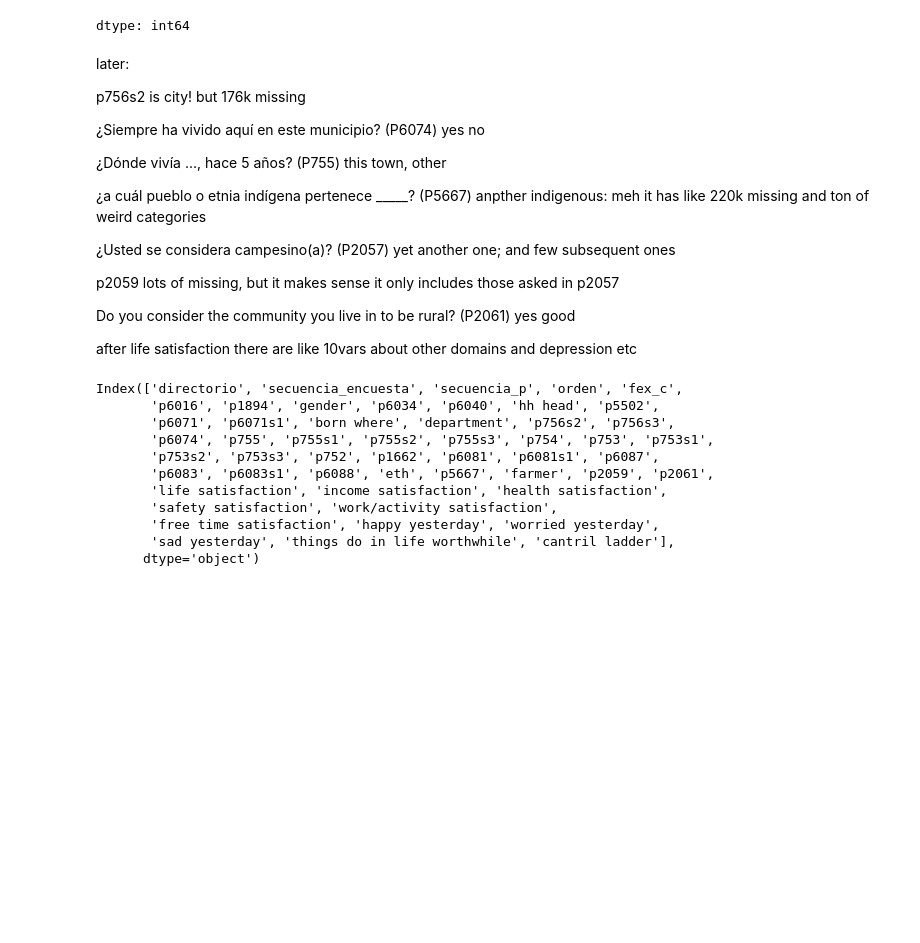
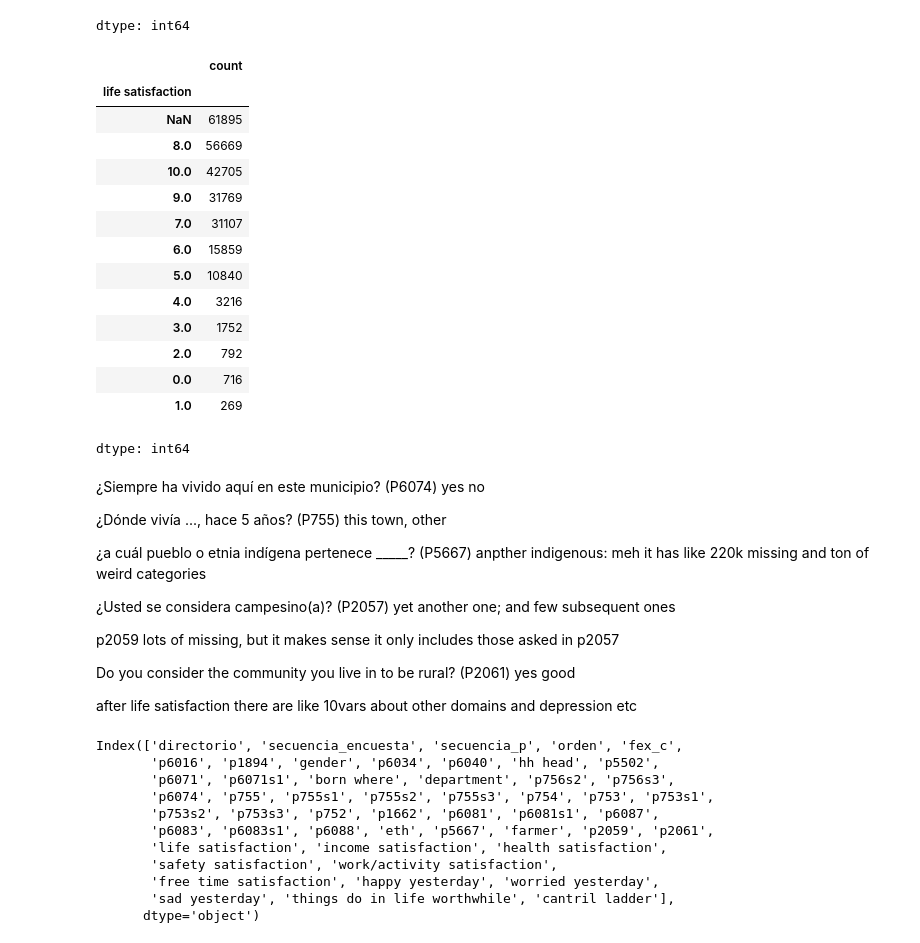
Before and after one commit to theaok/linaColMex, a Jupyter notebook: linaColMex.ipynb, the cells around one changed output. Cells and saved outputs as stored; diff of their text form; code cells hidden in the pictures; blank space fills up the shorter version.

```diff
--- a/linaColMex.ipynb
+++ b/linaColMex.ipynb
@@ -243,10 +220,25 @@ chaComHog.p2061.value_counts(dropna=False)
 | NaN | 61895 |
 | 9.0 | 2211 |
 dtype: int64
+# %%
+chaComHog['life satisfaction'].value_counts(dropna=False)
+# %% [output]
+|  | count |
+| life satisfaction |  |
+| NaN | 61895 |
+| 8.0 | 56669 |
+| 10.0 | 42705 |
+| 9.0 | 31769 |
+| 7.0 | 31107 |
+| 6.0 | 15859 |
+| 5.0 | 10840 |
+| 4.0 | 3216 |
+| 3.0 | 1752 |
+| 2.0 | 792 |
+| 0.0 | 716 |
+| 1.0 | 269 |
+dtype: int64
 # %% [markdown]
-later:
-
-p756s2 is city! but 176k missing
 
 ¿Siempre ha vivido aquí en este municipio? (P6074) yes no
 
```
Also changed, not shown: parts of 13 cells of this notebook.
